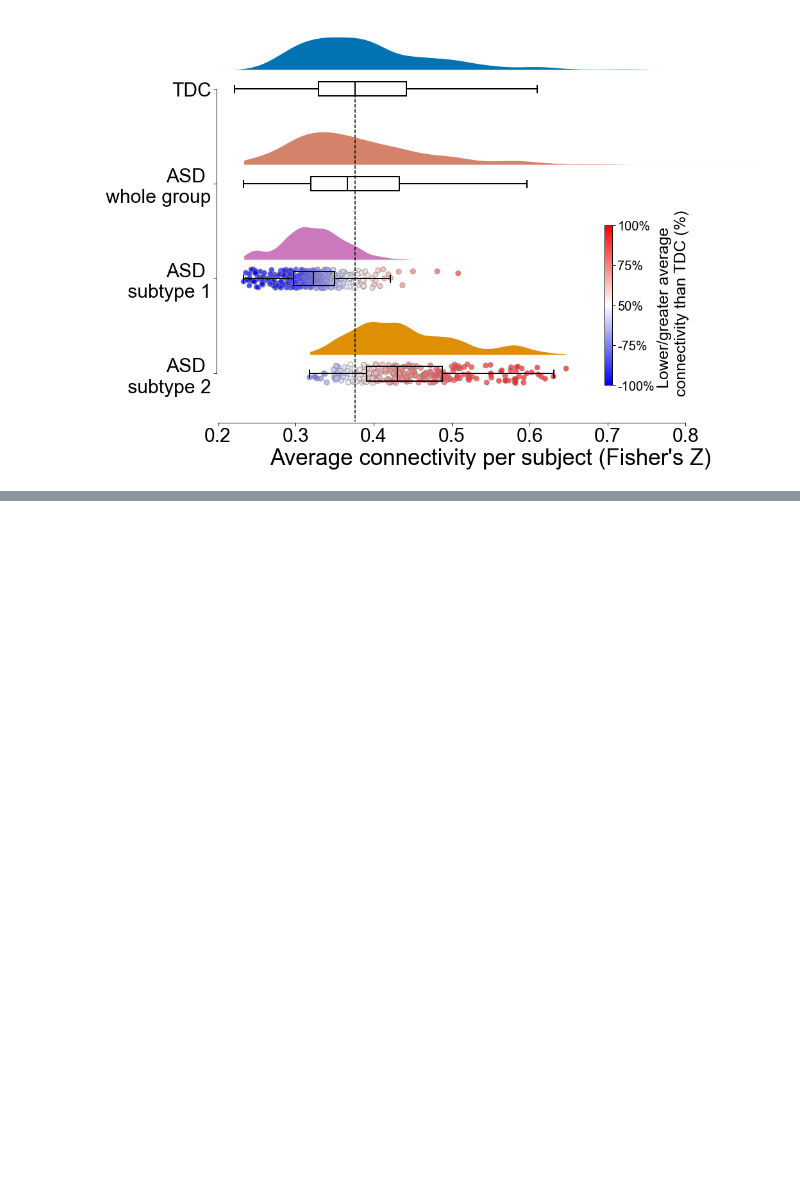
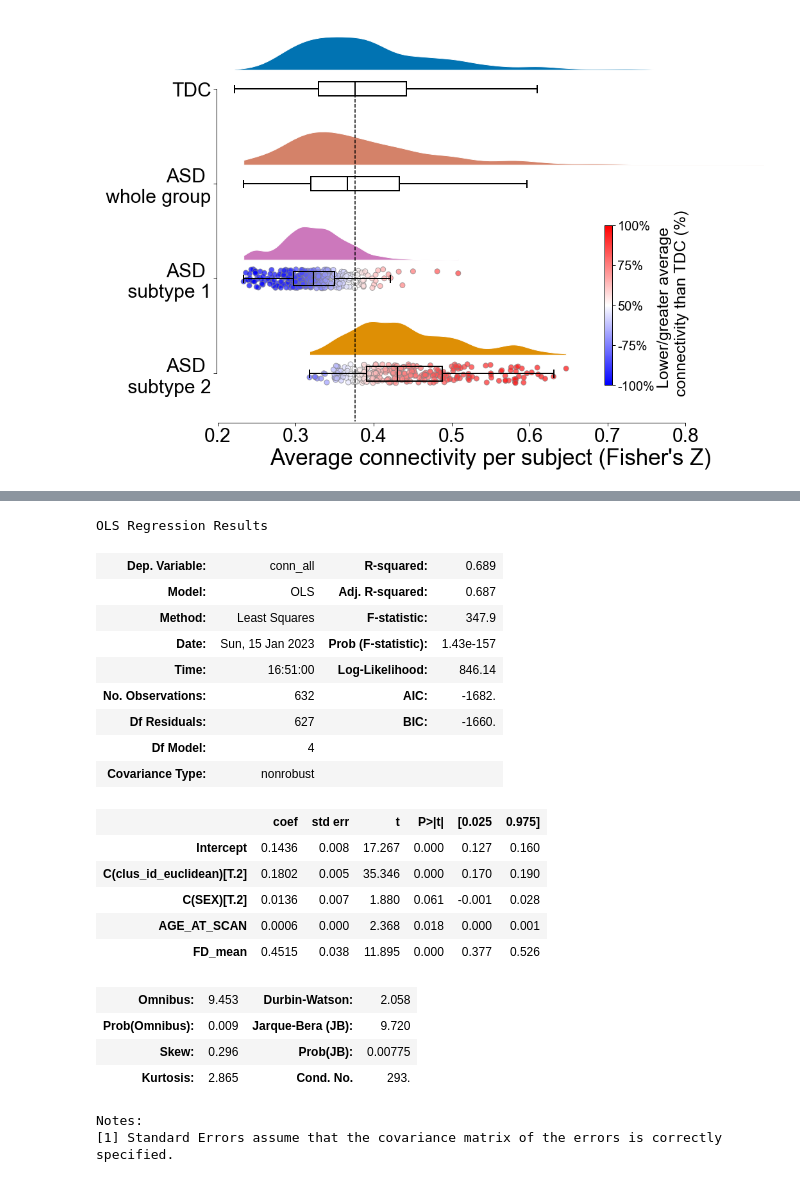
Before and after one commit to compneurobilbao/asd-subtyping-enrichment, a Jupyter notebook: notebooks/04-connectivity_types.ipynb, the cells around one changed output, grey strips where cells are left out. Drawn from its saved outputs; the diff is of its cells as text; code cells hidden in the pictures; blank space fills up the shorter version.

```diff
--- a/notebooks/04-connectivity_types.ipynb
+++ b/notebooks/04-connectivity_types.ipynb
@@ -150,0 +201,29 @@ plt.savefig(opj(plot_dir, "Figure2_v2.svg", dpi=600)
+# %%
+import statsmodels.formula.api as smf
+cond = (data_global_df_mean.clus_id_euclidean == 1) | (data_global_df_mean.clus_id_euclidean == 2)
+
+smf.ols('conn_all ~ C(clus_id_euclidean) + AGE_AT_SCAN + C(SEX) + FD_mean',
+        data = data_global_df_mean.loc[cond,:]).fit().summary()
+# %% [output]
+OLS Regression Results
+| Dep. Variable: | conn_all | R-squared: | 0.689 |
+| Model: | OLS | Adj. R-squared: | 0.687 |
+| Method: | Least Squares | F-statistic: | 347.9 |
+| Date: | Sun, 15 Jan 2023 | Prob (F-statistic): | 1.43e-157 |
+| Time: | 16:51:00 | Log-Likelihood: | 846.14 |
+| No. Observations: | 632 | AIC: | -1682. |
+| Df Residuals: | 627 | BIC: | -1660. |
+| Df Model: | 4 |  |  |
+| Covariance Type: | nonrobust |  |  |
+|  | coef | std err | t | P>|t| | [0.025 | 0.975] |
+| Intercept | 0.1436 | 0.008 | 17.267 | 0.000 | 0.127 | 0.160 |
+| C(clus_id_euclidean)[T.2] | 0.1802 | 0.005 | 35.346 | 0.000 | 0.170 | 0.190 |
+| C(SEX)[T.2] | 0.0136 | 0.007 | 1.880 | 0.061 | -0.001 | 0.028 |
+| AGE_AT_SCAN | 0.0006 | 0.000 | 2.368 | 0.018 | 0.000 | 0.001 |
+| FD_mean | 0.4515 | 0.038 | 11.895 | 0.000 | 0.377 | 0.526 |
+| Omnibus: | 9.453 | Durbin-Watson: | 2.058 |
+| Prob(Omnibus): | 0.009 | Jarque-Bera (JB): | 9.720 |
+| Skew: | 0.296 | Prob(JB): | 0.00775 |
+| Kurtosis: | 2.865 | Cond. No. | 293. |
+Notes:
+[1] Standard Errors assume that the covariance matrix of the errors is correctly specified.
```
Also changed, not shown: parts of 8 cells of this notebook, 7 other files.
